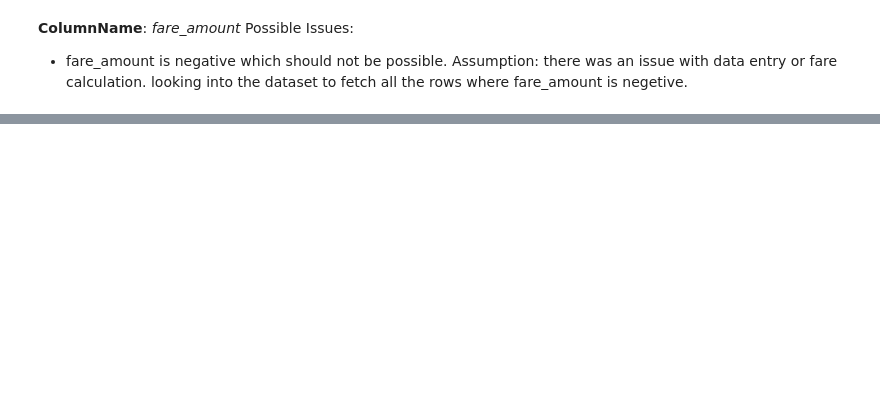
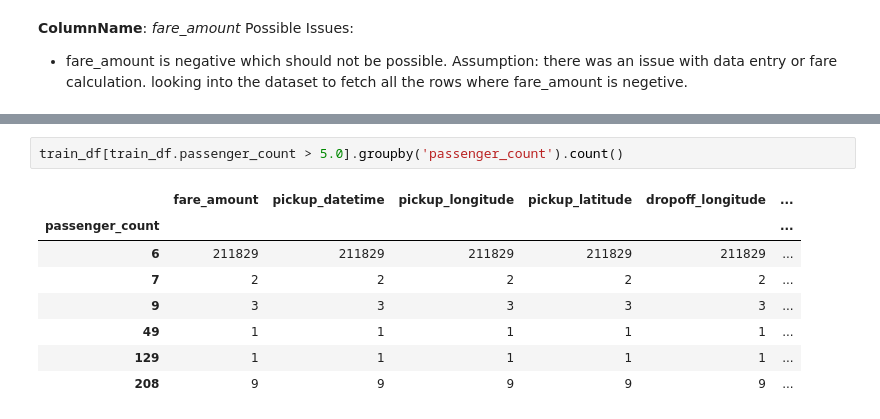
Before and after one commit to vlokwani/new-york-taxi-fare-prediction, a Jupyter notebook: Notebook/data-cleanup.ipynb, the cells around one changed output, grey strips where cells are left out. Cells and saved outputs as stored; diff of their text form; blank space fills up the shorter version.

```diff
--- a/Notebook/data-cleanup.ipynb
+++ b/Notebook/data-cleanup.ipynb
@@ -88,0 +185,11 @@ display(train_df.describe())
+# %%
+train_df[train_df.passenger_count > 5.0].groupby('passenger_count').count()
+# %% [output]
+|  | fare_amount | pickup_datetime | pickup_longitude | pickup_latitude | dropoff_longitude | ... |
+| passenger_count |  |  |  |  |  | ... |
+| 6 | 211829 | 211829 | 211829 | 211829 | 211829 | ... |
+| 7 | 2 | 2 | 2 | 2 | 2 | ... |
+| 9 | 3 | 3 | 3 | 3 | 3 | ... |
+| 49 | 1 | 1 | 1 | 1 | 1 | ... |
+| 129 | 1 | 1 | 1 | 1 | 1 | ... |
+| 208 | 9 | 9 | 9 | 9 | 9 | ... |
```
Also changed, not shown: parts of 20 cells of this notebook.
